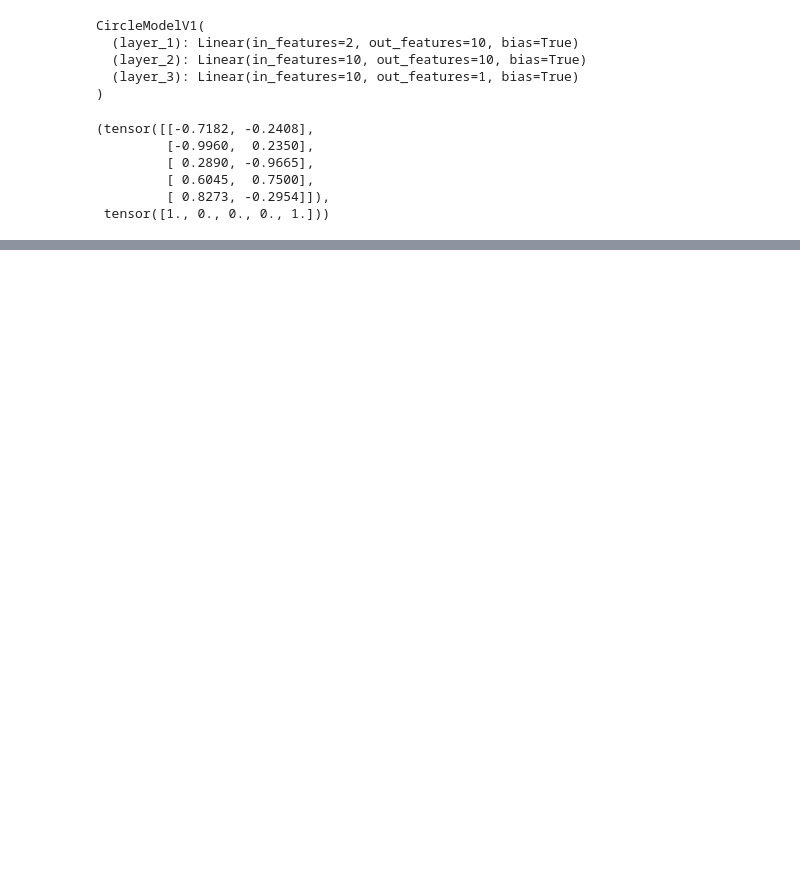
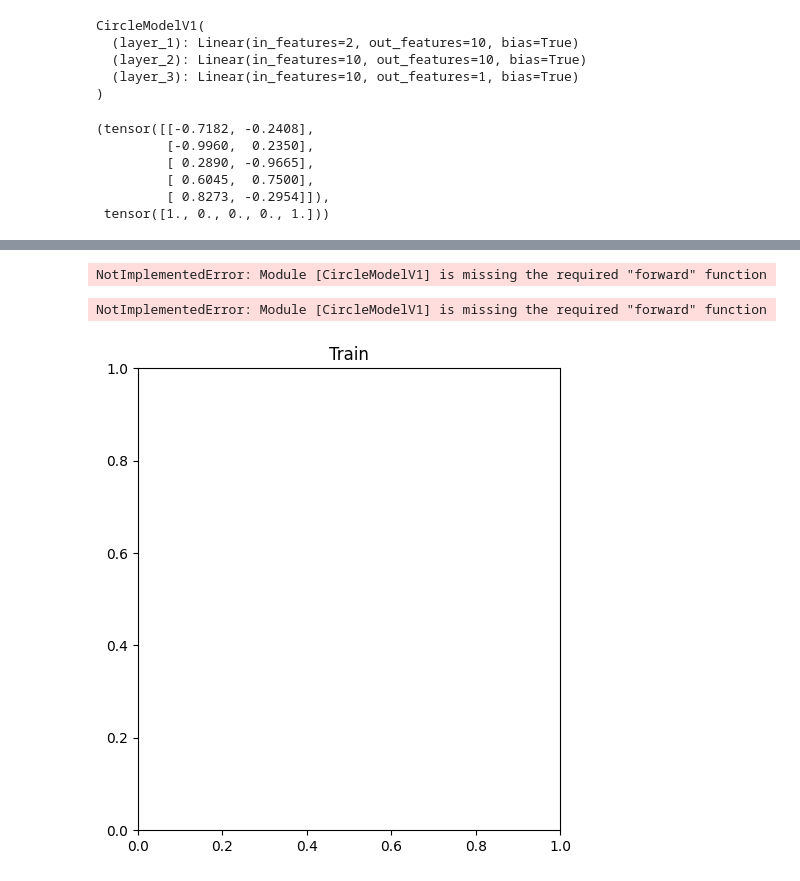
Before and after one commit to hasdasda/HoctheoPhamDinhKhanh, a Jupyter notebook: Neural_Network_Classification.ipynb, the cells around one changed output, grey strips where cells are left out. Saved outputs shown, nothing was run; the diff lists cells and outputs as text; code cells hidden in the pictures; blank space fills up the shorter version.

```diff
--- a/Neural_Network_Classification.ipynb
+++ b/Neural_Network_Classification.ipynb
@@ -599,7 +599,8 @@ OrderedDict([('layer_1.weight',
 loss_fn = nn.BCEWithLogitsLoss()
 
 # Create an optimizer
-optimizer = torch.optim.SGD(params=model_1.parameters(), lr=0.1)
+optimizer = torch.optim.SGD(params=model_1.parameters(),
+                            lr=0.1)
 # %%
 # Write a training and evaluation loop for model_1
 torch.manual_seed(42)
@@ -617,18 +618,17 @@ for epoch in range(epochs):
   model_1.train()
   # 1. Forward pass
   y_logits = model_1(X_train).squeeze()
-  y_pred = torch.round(torch.sigmoid(y_logits)) # Logits -> pred probabilities -> predict
+  y_pred = torch.round(torch.sigmoid(y_logits)) # logits -> pred probabilities -> prediction labels
 
-  # 2.Calculate the loss/acc
-  loss = loss_fn(y_logits,
-                 y_train)
-  acc = accuracy_fn(y_true= y_train,
+  # 2. Calculate the loss/acc
+  loss = loss_fn(y_logits, y_train)
+  acc = accuracy_fn(y_true=y_train,
                     y_pred=y_pred)
 
   # 3. Optimizer zero grad
   optimizer.zero_grad()
 
-  # 4. Loss backward
+  # 4. Loss backward (backpropagation)
   loss.backward()
 
   # 5. Optimizer step (gradient descent)
@@ -640,3 +640,24 @@ for epoch in range(epochs):
     # 1. Forward pass
     test_logits = model_1(X_test).squeeze()
     test_pred = torch.round(torch.sigmoid(test_logits))
+    # 2. Calculate loss
+    test_loss = loss_fn(test_logits,
+                        y_test)
+    test_acc = accuracy_fn(y_true=y_test,
+                           y_pred=test_pred)
+
+  # Print out what's happenin'
+  if epoch % 100 == 0:
+    print(f"Epoch: {epoch} | Loss: {loss:.5f}, Acc: {acc:.2f}% | Test loss: {test_loss:.5f}, Test acc: {test_acc:.2f}%")
+# %% [output]
+NotImplementedError: Module [CircleModelV1] is missing the required "forward" function
+# %%
+# Plot the decision boundary
+plt.figure(figsize=(12, 6))
+plt.subplot(1, 2, 1)
+plt.title("Train")
+plot_decision_boundary(model_1, X_train, y_train)
+plt.subplot
+# %% [output]
+NotImplementedError: Module [CircleModelV1] is missing the required "forward" function
+[figure, added]
```
Also changed, not shown: parts of 11 cells of this notebook.
